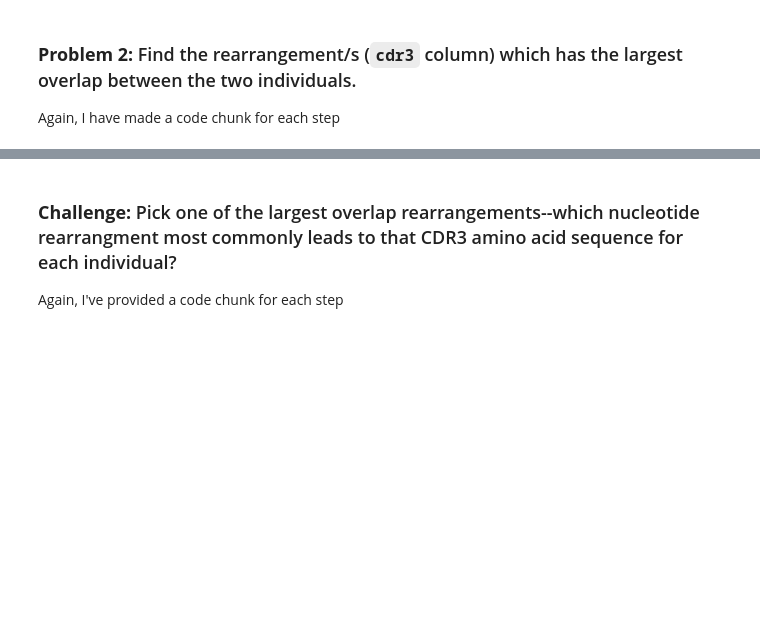
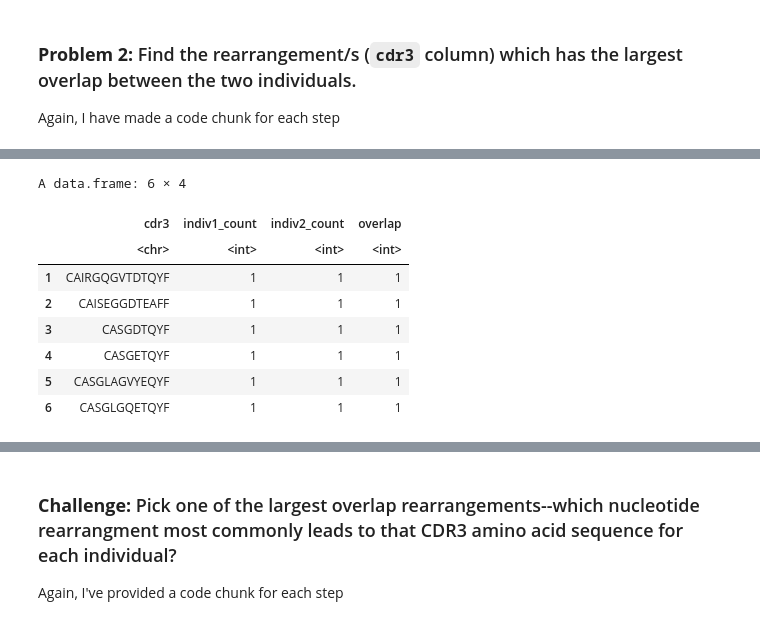
Before and after one commit to FredHutch/tfcb_2023, a Jupyter notebook: lectures/lecture17/Lecture17.ipynb, the cells around one changed output, grey strips where cells are left out. Cells and saved outputs as stored; diff of their text form; code cells hidden in the pictures; blank space fills up the shorter version.

```diff
--- a/lectures/lecture17/Lecture17.ipynb
+++ b/lectures/lecture17/Lecture17.ipynb
@@ -171,6 +189,18 @@ I have made a code chunk for each step
 Again, I have made a code chunk for each step
 # %%
 # find the cdr3 (amino acid) counts for each individual seperately
+cdr3_indiv1 <- indiv1 %>%
+                filter(cdr3 != '') %>%
+                group_by(cdr3) %>%
+                summarise(indiv1_count = n())
+
+cdr3_indiv2 <- indiv2 %>%
+                filter(cdr3 != '') %>%
+                group_by(cdr3) %>%
+                summarise(indiv2_count = n())
 # %%
 # merge count dataframes from both individuals
 ## Hint: this merged dataframe should have three columns: cdr3 AA sequence, count for individual 1, and count for individual 2
+cdr3_tog <- merge(cdr3_indiv1, cdr3_indiv2)
+
+head(cdr3_tog)
@@ -177,6 +217,19 @@ Again, I have made a code chunk for each step
 # %%
 # calculate the cdr3 overlap between the two individuals
 ## i.e. for each sequence, the minimum count between the two individuals
 ## Hint: you may find the `pmin` function to be useful...
+
+cdr3_tog <- cdr3_tog %>%
+                mutate(overlap = pmin(indiv1_count, indiv2_count))
+# %% [output]
+A data.frame: 6 × 4
+|  | cdr3 | indiv1_count | indiv2_count | overlap |
+|  | <chr> | <int> | <int> | <int> |
+| 1 | CAIRGQGVTDTQYF | 1 | 1 | 1 |
+| 2 | CAISEGGDTEAFF | 1 | 1 | 1 |
+| 3 | CASGDTQYF | 1 | 1 | 1 |
+| 4 | CASGETQYF | 1 | 1 | 1 |
+| 5 | CASGLAGVYEQYF | 1 | 1 | 1 |
+| 6 | CASGLGQETQYF | 1 | 1 | 1 |
 # %%
 # find the cdr3 sequence/s that have the largest overlap, and filter the overlap dataframe accordingly
```
Also changed, not shown: parts of 10 cells of this notebook.
